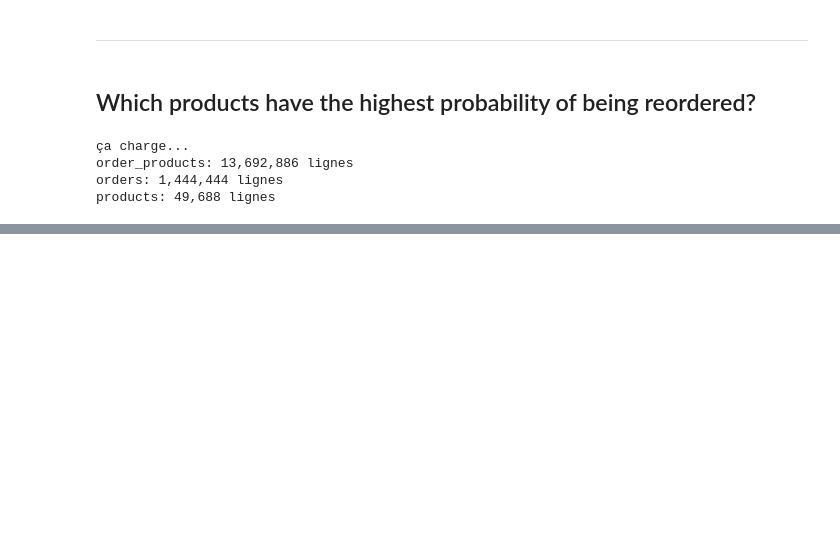
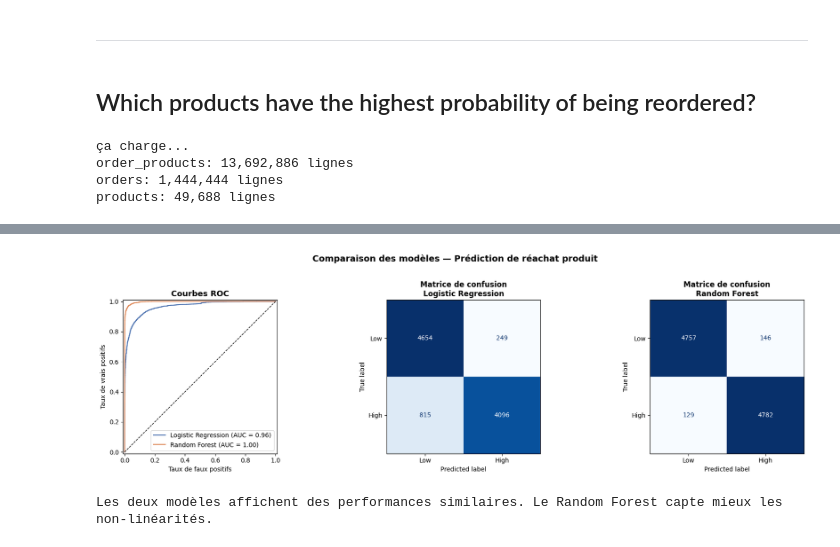
Before and after one commit to Slacknsss/NextBuy-Machine-Learning, a Jupyter notebook: notebookSebag.ipynb, the cells around one changed output, grey strips where cells are left out. Cells and saved outputs as stored; diff of their text form; code cells hidden in the pictures; blank space fills up the shorter version.

```diff
--- a/notebookSebag.ipynb
+++ b/notebookSebag.ipynb
@@ -261,21 +260,21 @@ products_stats['total_orders']
 median_rate = products_stats['reorder_rate'].median()
 products_stats['high_reorder'] = (products_stats['reorder_rate'] >= median_rate).astype(int)
 
-user_count = (
+user_counts = (
     order_products
     .merge(orders[['order_id', 'user_id']], on='order_id')
     .groupby('product_id')['user_id']
     .nunique()
     .reset_index(name='unique_users')
 )
-products_stats = products_stats.merge(user_count, on='produc_id', how='left')
+products_stats = products_stats.merge(user_counts, on='product_id', how='left')
 #on rattache aisle et département
 product_full = (
     products
-    .merge(orders, on='order_id')
-    .merge(orders, on='departement_id')
-    .merge(orders, on='product_id', how='inner')
-)
+.merge(aisles,on='aisle_id')
+.merge(departments,on='department_id')
+.merge(products_stats,on='product_id', how='inner')
+  )
 #flag products bio
 product_full['is_organic'] = product_full['product_name'].str.lower().str.contains('organic').astype(int)
 print("features construites -->")
@@ -288,0 +355,37 @@ KeyError: 'produc_id'
+# %%
+# Visuel des deux modeles
+fig, axes = plt.subplots(1, 3, figsize=(18, 5))
+
+#ROC Curves
+for name, pipe, color in [
+    ("Logistic Regression", pipe_lr, '#4C72B0'),
+    ("Random Forest",       pipe_rf, '#DD8452')
+]:
+    RocCurveDisplay.from_estimator(pipe, X_test, y_test,
+                                    name=name, ax=axes[0], color=color)
+axes[0].set_title("Courbes ROC", fontsize=13, fontweight='bold')
+axes[0].plot([0,1],[0,1], 'k--', lw=1)
+axes[0].set_xlabel("Taux de faux positifs")
+axes[0].set_ylabel("Taux de vrais positifs")
+
+#Matrice
+for ax, (name, pipe) in zip(axes[1:], [
+    ("Logistic Regression", pipe_lr),
+    ("Random Forest",       pipe_rf)
+]):
+    ConfusionMatrixDisplay.from_estimator(
+        pipe, X_test, y_test,
+        display_labels=['Low', 'High'],
+        colorbar=False, ax=ax, cmap='Blues'
+    )
+    ax.set_title(f"Matrice de confusion\n{name}", fontsize=12, fontweight='bold')
+
+plt.suptitle("Comparaison des modèles — Prédiction de réachat produit",
+             fontsize=14, fontweight='bold', y=1.02)
+plt.tight_layout()
+plt.savefig('model_comparison.png', dpi=150, bbox_inches='tight')
+plt.show()
+print("Les deux modèles sont similaires mais random Forest capte mieux les non-linéarités.")
+# %% [output]
+[figure, added]
+Les deux modèles affichent des performances similaires. Le Random Forest capte mieux les non-linéarités.
```
Also changed, not shown: parts of 6 cells of this notebook.
